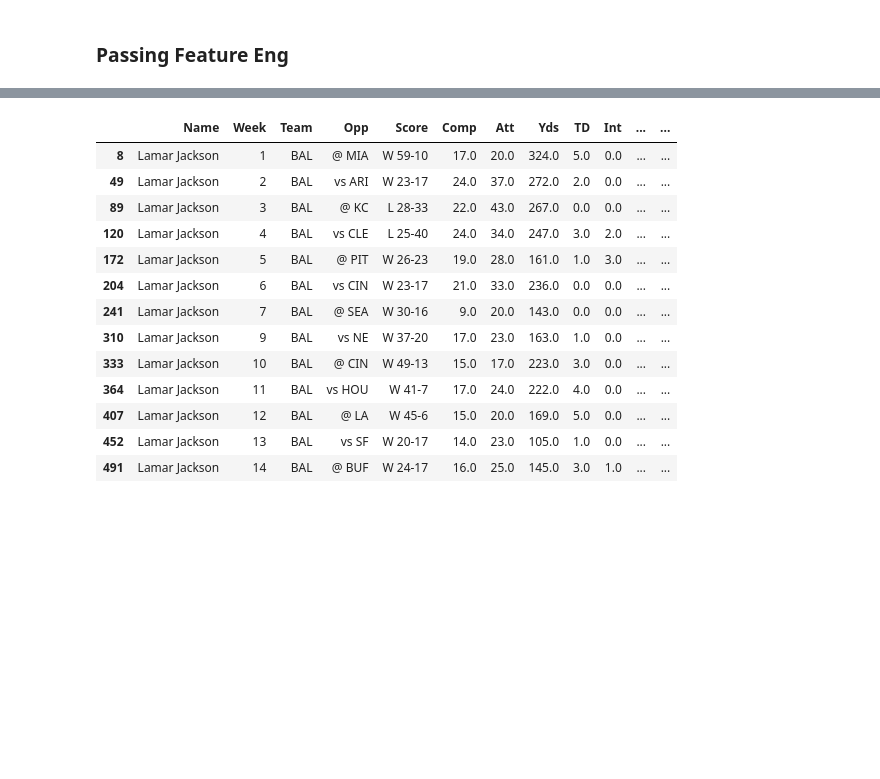
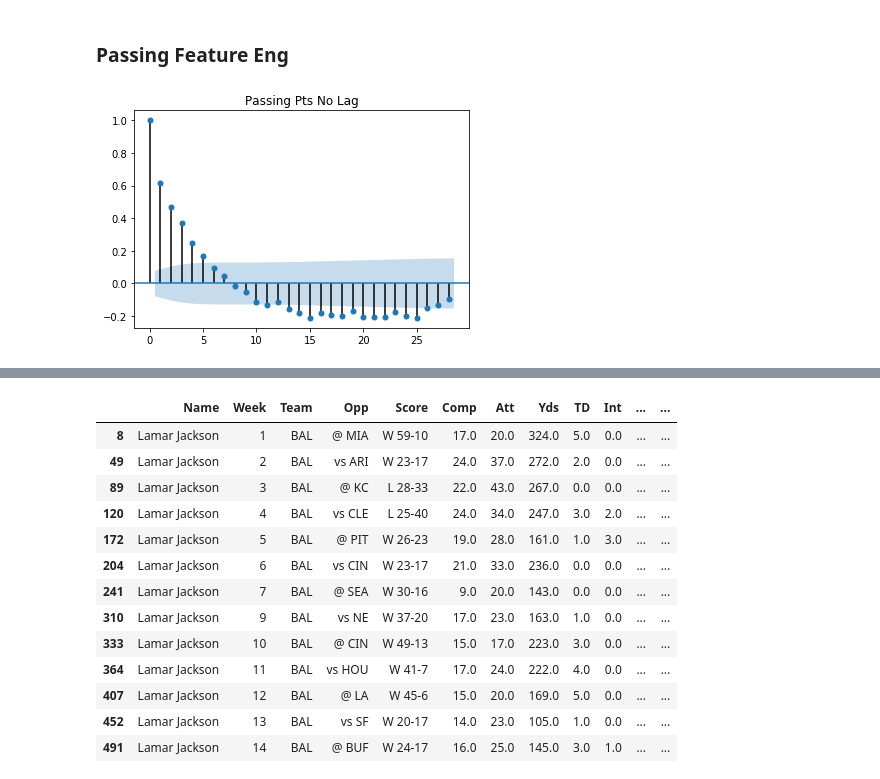
Before and after one commit to Matt-J-Christy/python_dev_practice, a Jupyter notebook: 02_feature-engineering-data-prep/FeatureEng.ipynb, the cells around one changed output, grey strips where cells are left out. Cells and saved outputs as stored; diff of their text form; code cells hidden in the pictures; blank space fills up the shorter version.

```diff
--- a/02_feature-engineering-data-prep/FeatureEng.ipynb
+++ b/02_feature-engineering-data-prep/FeatureEng.ipynb
@@ -81,3 +81,14 @@ rec['rec_fantasy_pts'] = rec['rec_fantasy_pts'].astype(float)
 rush['rush_fantasy_pts'] = rush['rush_fantasy_pts'].astype(float)
 # %% [markdown]
 ### Passing Feature Eng
+# %%
+import matplotlib.pyplot as plt
+import statsmodels.api as sm
+from statsmodels.graphics.tsaplots import plot_acf, plot_pacf
+
+series = passing.passing_fantasy_pts
+# %%
+plot_acf(series, title = 'Passing Pts No Lag')
+plt.show()
+# %% [output]
+[figure, added]
```
Also changed, not shown: parts of 14 cells of this notebook.
